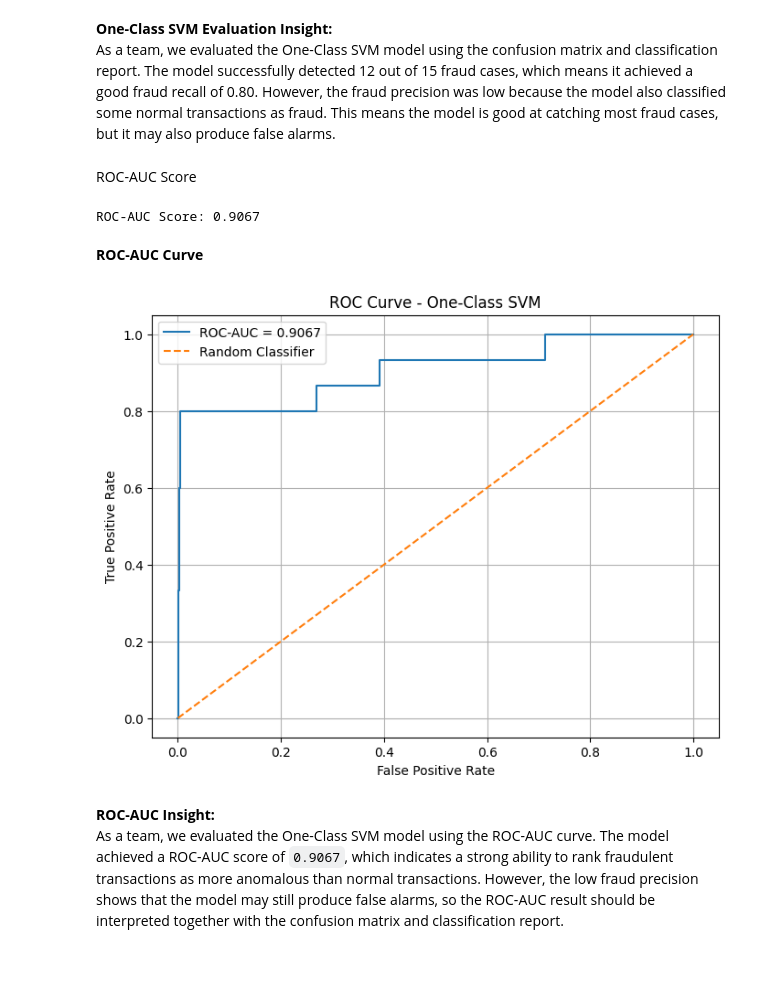
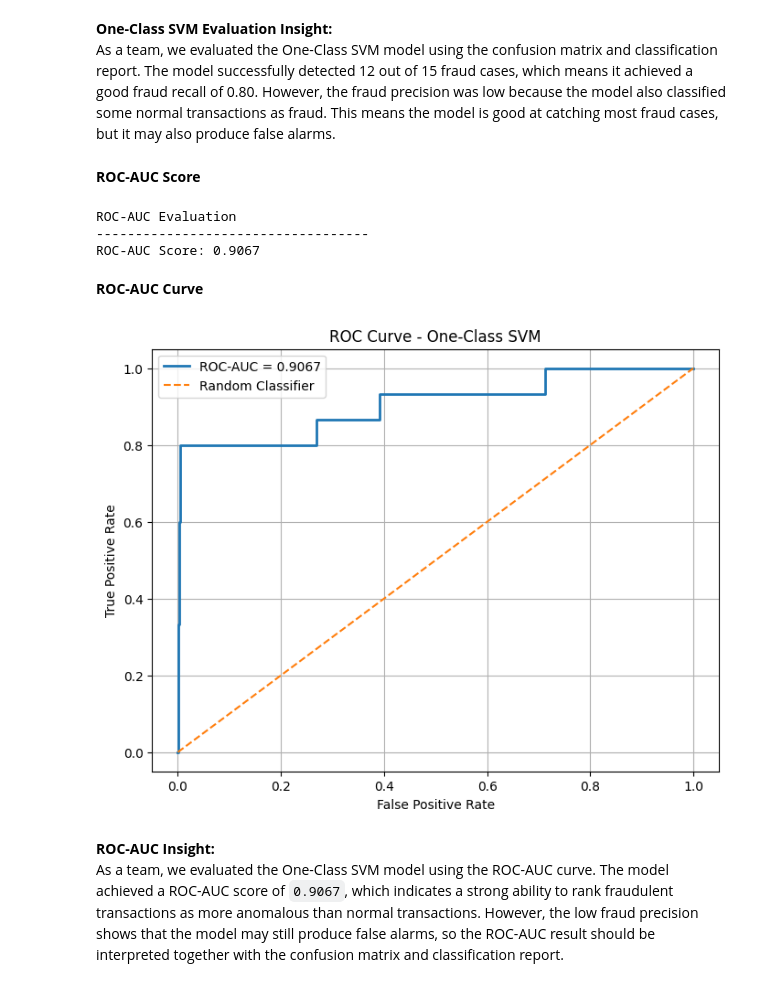
Before and after one commit to DOHA-BASEM3/FINAL-PROJECT, a Jupyter notebook: ML_Anomaly_Detection_Project.ipynb, the cells around one changed output. Saved outputs shown, nothing was run; the diff lists cells and outputs as text; code cells hidden in the pictures.

```diff
--- a/ML_Anomaly_Detection_Project.ipynb
+++ b/ML_Anomaly_Detection_Project.ipynb
@@ -1274,39 +1382,69 @@ weighted avg       1.00      0.98      0.99      9000
 **One-Class SVM Evaluation Insight:**
 As a team, we evaluated the One-Class SVM model using the confusion matrix and classification report. The model successfully detected 12 out of 15 fraud cases, which means it achieved a good fraud recall of 0.80. However, the fraud precision was low because the model also classified some normal transactions as fraud. This means the model is good at catching most fraud cases, but it may also produce false alarms.
 # %% [markdown]
-ROC-AUC Score
+**ROC-AUC Score**
-# %%
-# Calculate ROC-AUC score using anomaly scores.
-# Higher ROC-AUC means better separation between normal and fraud cases.
-
-scores = ocsvm.decision_function(X_test)
-anomaly_scores = -scores
-
-roc_auc = roc_auc_score(y_test, anomaly_scores)
-
-print("ROC-AUC Score:", round(roc_auc, 4))
-# %% [output]
-ROC-AUC Score: 0.9067
+# %%
+# ==============================
+# ROC-AUC Evaluation
+# ==============================
+
+# Decision function returns anomaly scores.
+# Lower scores indicate more abnormal transactions.
+
+scores = ocsvm.decision_function(X_test)
+
+# Convert scores so that higher values indicate
+# higher anomaly probability for ROC-AUC calculation.
+anomaly_scores = -scores
+
+# Calculate ROC-AUC score
+roc_auc = roc_auc_score(y_test, anomaly_scores)
+
+# Display ROC-AUC result
+print("ROC-AUC Evaluation")
+print("-" * 35)
+
+print(f"ROC-AUC Score: {roc_auc:.4f}")
+# %% [output]
+ROC-AUC Evaluation
+-----------------------------------
+ROC-AUC Score: 0.9067
 # %% [markdown]
 **ROC-AUC Curve**
 # %%
-# Plot the ROC curve for the One-Class SVM model.
+# ==============================
+# ROC Curve Visualization
+# ==============================
 
-fpr, tpr, thresholds = roc_curve(y_test, anomaly_scores)
+# Calculate ROC curve points
+fpr, tpr, thresholds = roc_curve(
+    y_test,
+    anomaly_scores)
 
+# Plot ROC curve
 plt.figure(figsize=(8, 6))
+plt.plot(
+    fpr,
+    tpr,
+    linewidth=2,
+    label=f"ROC-AUC = {roc_auc:.4f}")
 
-plt.plot(fpr, tpr, label=f"ROC-AUC = {roc_auc:.4f}")
-plt.plot([0, 1], [0, 1], linestyle="--", label="Random Classifier")
+# Random classifier reference line
+plt.plot(
+    [0, 1],
+    [0, 1],
+    linestyle="--",
+    label="Random Classifier")
 
+# Plot formatting
 plt.title("ROC Curve - One-Class SVM")
 plt.xlabel("False Positive Rate")
 plt.ylabel("True Positive Rate")
 plt.legend()
 plt.grid(True)
 plt.show()
 # %% [output]
-[figure, old version]
+[figure, new version]
 # %% [markdown]
 **ROC-AUC Insight:**
 As a team, we evaluated the One-Class SVM model using the ROC-AUC curve. The model achieved a ROC-AUC score of `0.9067`, which indicates a strong ability to rank fraudulent transactions as more anomalous than normal transactions. However, the low fraud precision shows that the model may still produce false alarms, so the ROC-AUC result should be interpreted together with the confusion matrix and classification report.
```
Also changed, not shown: parts of 10 cells of this notebook.
